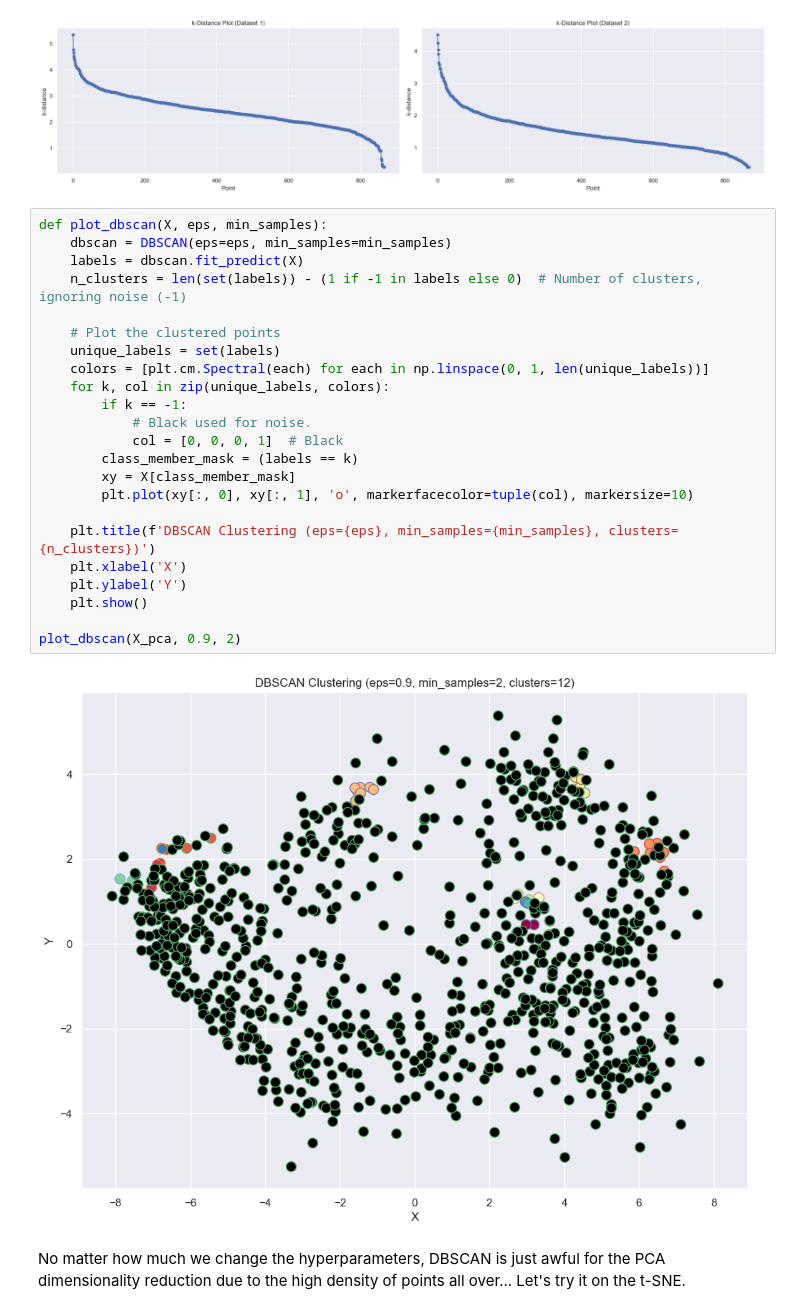
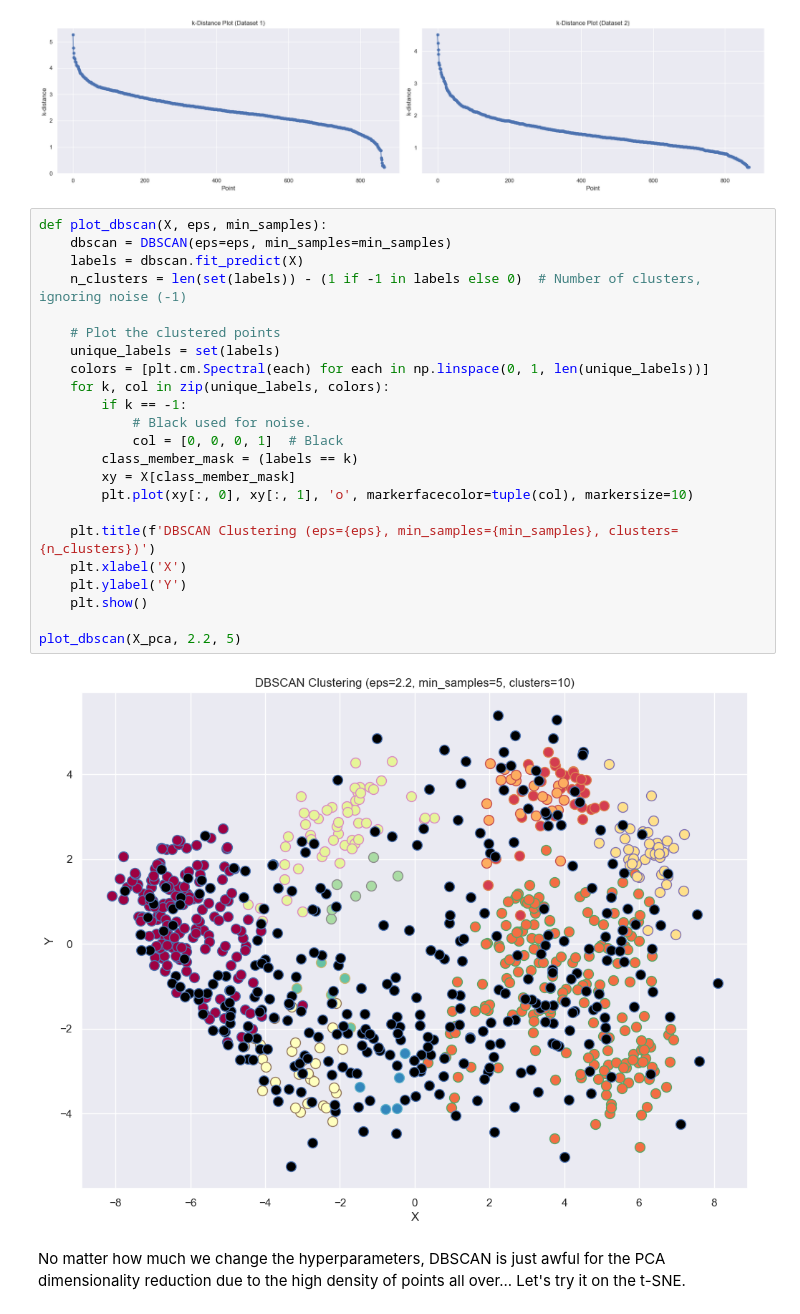
Before and after one commit to maksio420/ML, a Jupyter notebook: 5-clustering/Candidate-Test-2022-II-LAU.ipynb, the cells around one changed output. Saved outputs shown, nothing was run; the diff lists cells and outputs as text.

```diff
--- a/5-clustering/Candidate-Test-2022-II-LAU.ipynb
+++ b/5-clustering/Candidate-Test-2022-II-LAU.ipynb
@@ -597,28 +596,28 @@ plot_k_distance(exes)
 # %%
 def plot_dbscan(X, eps, min_samples):
     dbscan = DBSCAN(eps=eps, min_samples=min_samples)
     labels = dbscan.fit_predict(X)
     n_clusters = len(set(labels)) - (1 if -1 in labels else 0)  # Number of clusters, ignoring noise (-1)
 
     # Plot the clustered points
     unique_labels = set(labels)
     colors = [plt.cm.Spectral(each) for each in np.linspace(0, 1, len(unique_labels))]
     for k, col in zip(unique_labels, colors):
         if k == -1:
             # Black used for noise.
             col = [0, 0, 0, 1]  # Black
         class_member_mask = (labels == k)
         xy = X[class_member_mask]
         plt.plot(xy[:, 0], xy[:, 1], 'o', markerfacecolor=tuple(col), markersize=10)
 
     plt.title(f'DBSCAN Clustering (eps={eps}, min_samples={min_samples}, clusters={n_clusters})')
     plt.xlabel('X')
     plt.ylabel('Y')
     plt.show()
 
-plot_dbscan(X_pca, 0.9, 2)
+plot_dbscan(X_pca, 2.2, 5)
 # %% [output]
-[figure, old version]
+[figure, new version]
 # %% [markdown]
 No matter how much we change the hyperparameters, DBSCAN is just awful for the PCA dimensionality reduction due to the high density of points all over... Let's try it on the t-SNE.
 # %%
```
Also changed, not shown: parts of 17 cells of this notebook.
